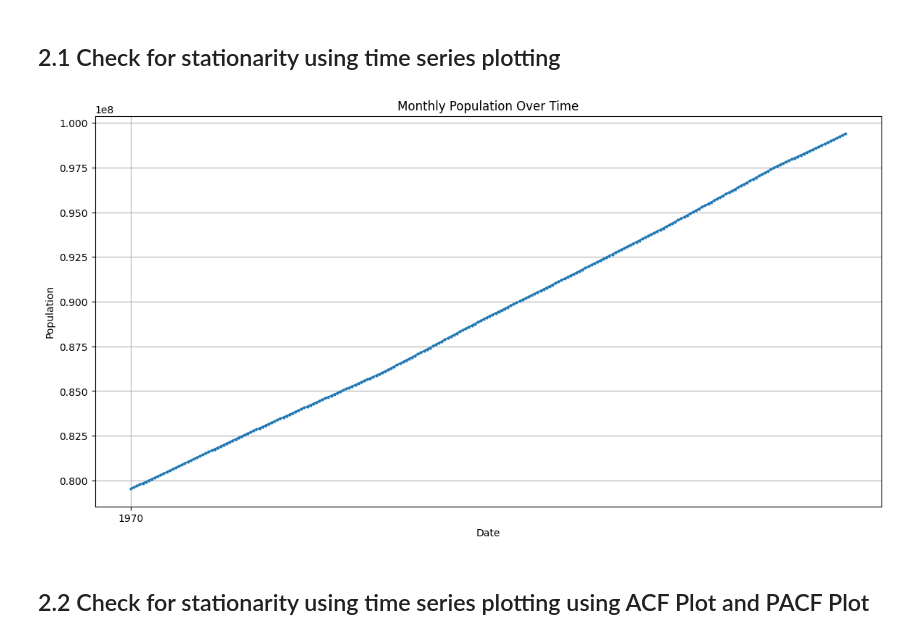
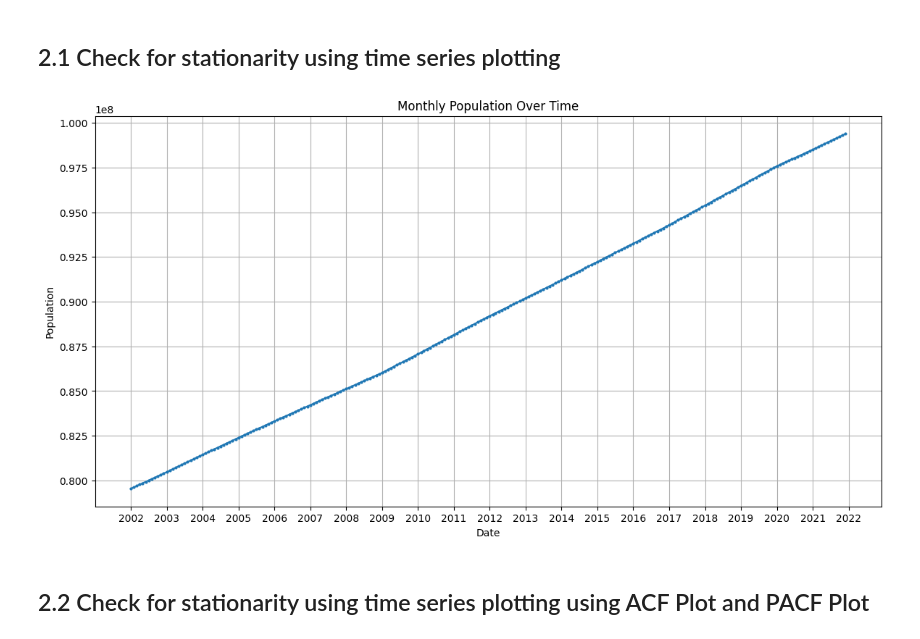
Before and after one commit to phatdtvdvt/Electricity-generation-predictor, a Jupyter notebook: [Part 3] Predicting_Exogenous_Variable_Using_ARIMA_SARIMA.ipynb, the cells around one changed output. Drawn from its saved outputs; the diff is of its cells as text; code cells hidden in the pictures.

```diff
--- a/[Part 3] Predicting_Exogenous_Variable_Using_ARIMA_SARIMA.ipynb
+++ b/[Part 3] Predicting_Exogenous_Variable_Using_ARIMA_SARIMA.ipynb
@@ -67,25 +67,23 @@ MONTHS = [month for month in range(1, 13)]
 # %% [markdown]
 ## 2.1 Check for stationarity using time series plotting
 # %%
-# Vẽ đồ thị
+population_df_train['Date'] = pd.to_datetime(population_df_train['Date'])
+
 plt.figure(figsize=(14, 7))
-plt.plot(population_df_train.index, population_df_train['Population'], marker='o', markersize=2)
+plt.plot(population_df_train['Date'], population_df_train['Population'], marker='o', markersize=2)
 
-# Thiết lập nhãn cho trục x và trục y
+# Setting x-axis ticks to display one tick per year
+plt.gca().xaxis.set_major_locator(mdates.YearLocator())
+plt.gca().xaxis.set_major_formatter(mdates.DateFormatter('%Y'))
+
 plt.xlabel('Date')
 plt.ylabel('Population')
 plt.title('Monthly Population Over Time')
 
-# Định dạng nhãn trục x để hiển thị mỗi năm một lần
-ax = plt.gca()
-ax.xaxis.set_major_locator(mdates.YearLocator())
-ax.xaxis.set_major_formatter(mdates.DateFormatter('%Y'))
-
-# Hiển thị đồ thị
 plt.grid(True)
 plt.show()
 # %% [output]
-[figure, old version]
+[figure, new version]
 # %% [markdown]
 ## 2.2 Check for stationarity using time series plotting using ACF Plot and PACF Plot
 # %%
```
Also changed, not shown: parts of 59 cells of this notebook, 11 other files.
